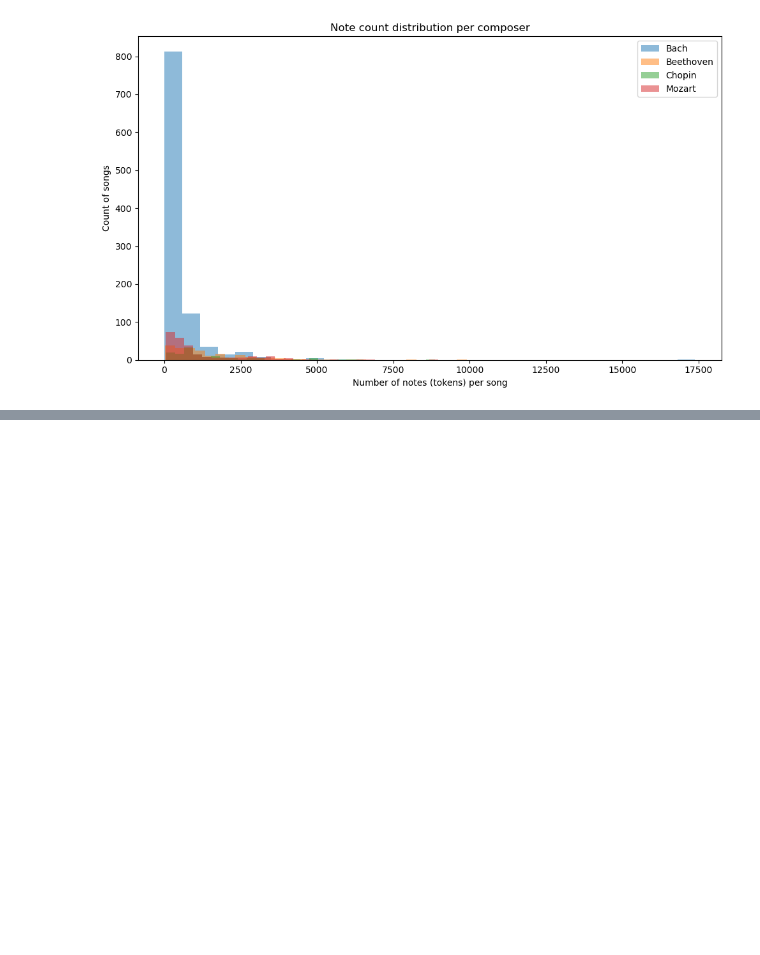
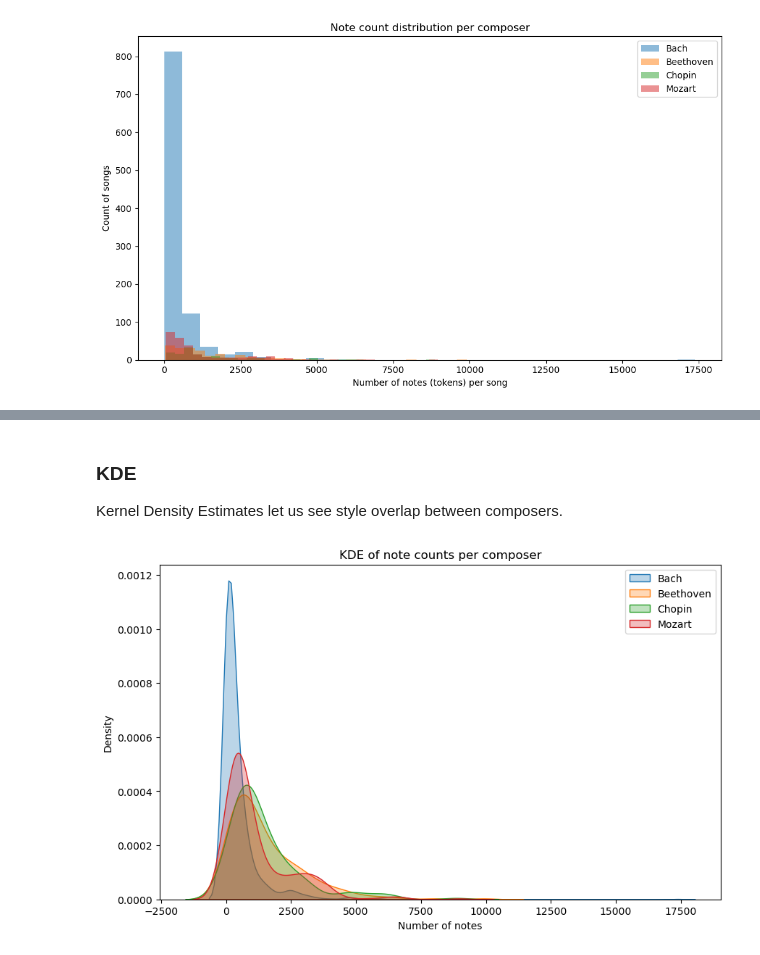
Before and after one commit to al1az1z1/composer-prediction-project, a Jupyter notebook: notebooks/EDA.ipynb, the cells around one changed output, grey strips where cells are left out. Drawn from its saved outputs; the diff is of its cells as text; code cells hidden in the pictures; blank space fills up the shorter version.

```diff
--- a/notebooks/EDA.ipynb
+++ b/notebooks/EDA.ipynb
@@ -99,0 +120,15 @@ Beethoven: 212 files
+# %% [markdown]
+### KDE
+Kernel Density Estimates let us see style overlap between composers.
+# %%
+
+plt.figure(figsize=(10, 6))
+for composer, counts in note_counts.items():
+    sns.kdeplot(counts, label=composer, fill=True, alpha=0.3)
+plt.xlabel("Number of notes")
+plt.ylabel("Density")
+plt.title("KDE of note counts per composer")
+plt.legend()
+plt.show()
+# %% [output]
+[figure, added]
```
Also changed, not shown: parts of 3 cells of this notebook, 1 other file.
